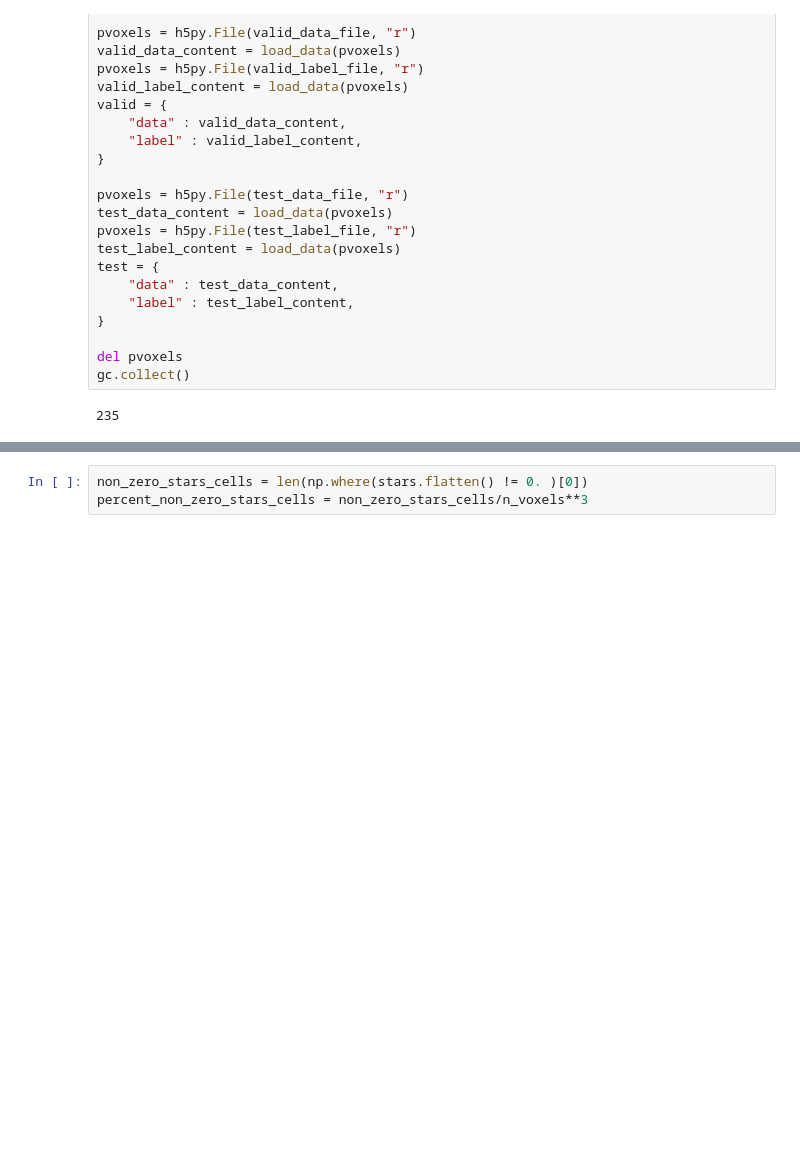
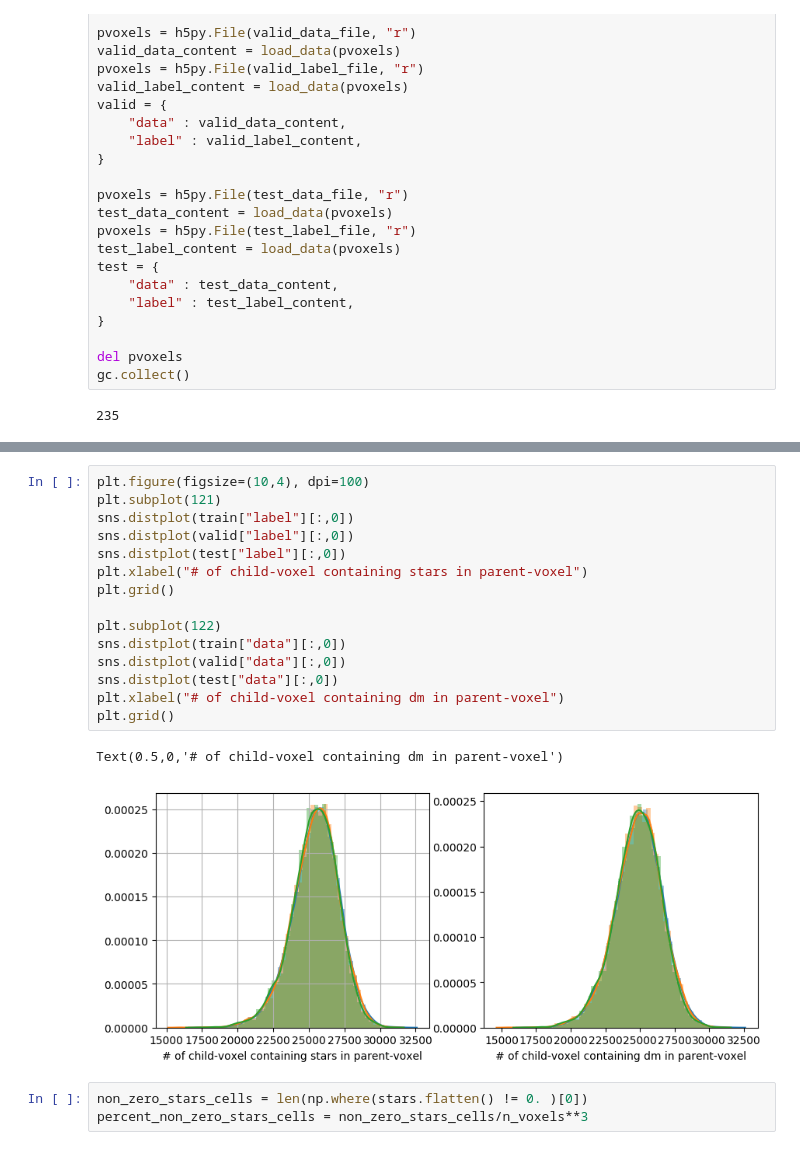
Before and after one commit to florpi/ML-CosmoSims, a Jupyter notebook: data/EDA_2.ipynb, the cells around one changed output, grey strips where cells are left out. Cells and saved outputs as stored; diff of their text form; blank space fills up the shorter version.

```diff
--- a/data/EDA_2.ipynb
+++ b/data/EDA_2.ipynb
@@ -96,3 +117,21 @@ mean_n_stars = np.mean(stars)
+# %%
+plt.figure(figsize=(10,4), dpi=100)
+plt.subplot(121)
+sns.distplot(train["label"][:,0])
+sns.distplot(valid["label"][:,0])
+sns.distplot(test["label"][:,0])
+plt.xlabel("# of child-voxel containing stars in parent-voxel")
+plt.grid()
+
+plt.subplot(122)
+sns.distplot(train["data"][:,0])
+sns.distplot(valid["data"][:,0])
+sns.distplot(test["data"][:,0])
+plt.xlabel("# of child-voxel containing dm in parent-voxel")
+plt.grid()
+# %% [output]
+Text(0.5,0,'# of child-voxel containing dm in parent-voxel')
+[figure, added]
 # %%
 non_zero_stars_cells = len(np.where(stars.flatten() != 0. )[0])
 percent_non_zero_stars_cells = non_zero_stars_cells/n_voxels**3
```
Also changed, not shown: parts of 5 cells of this notebook.
